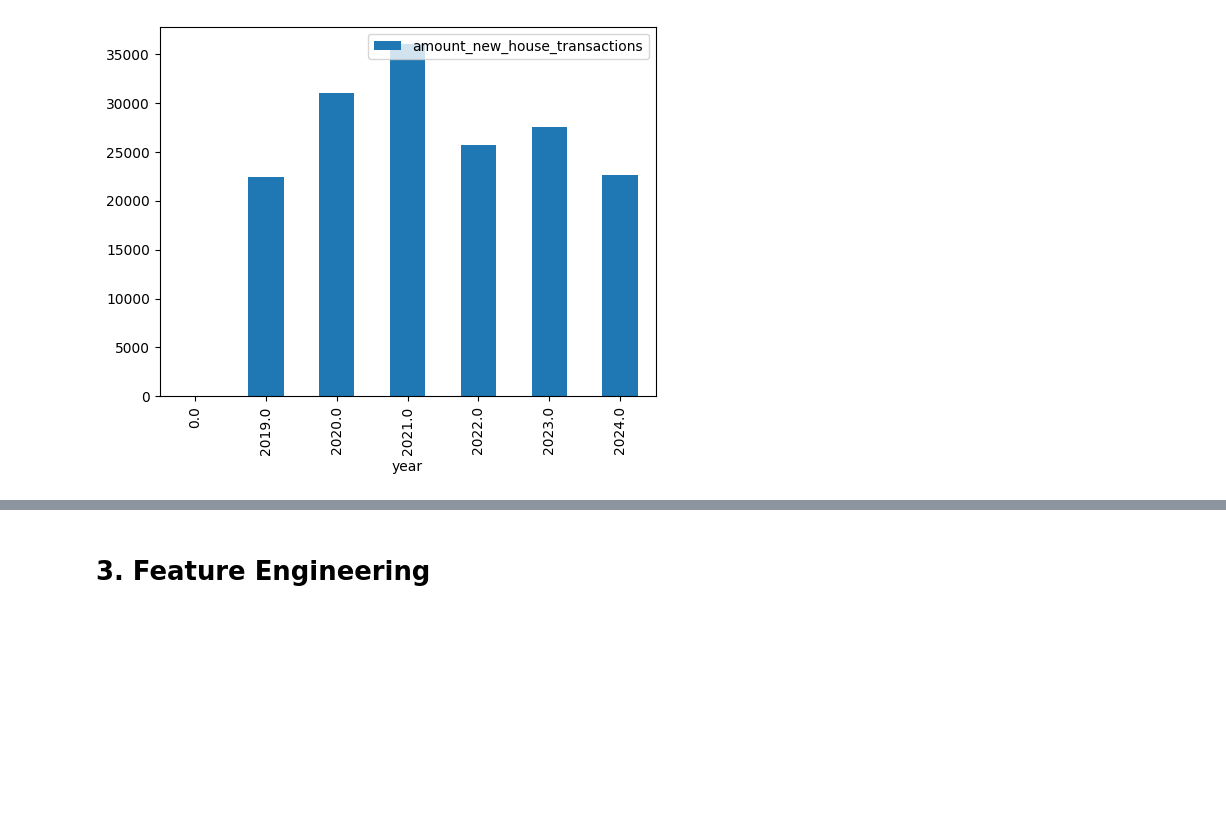
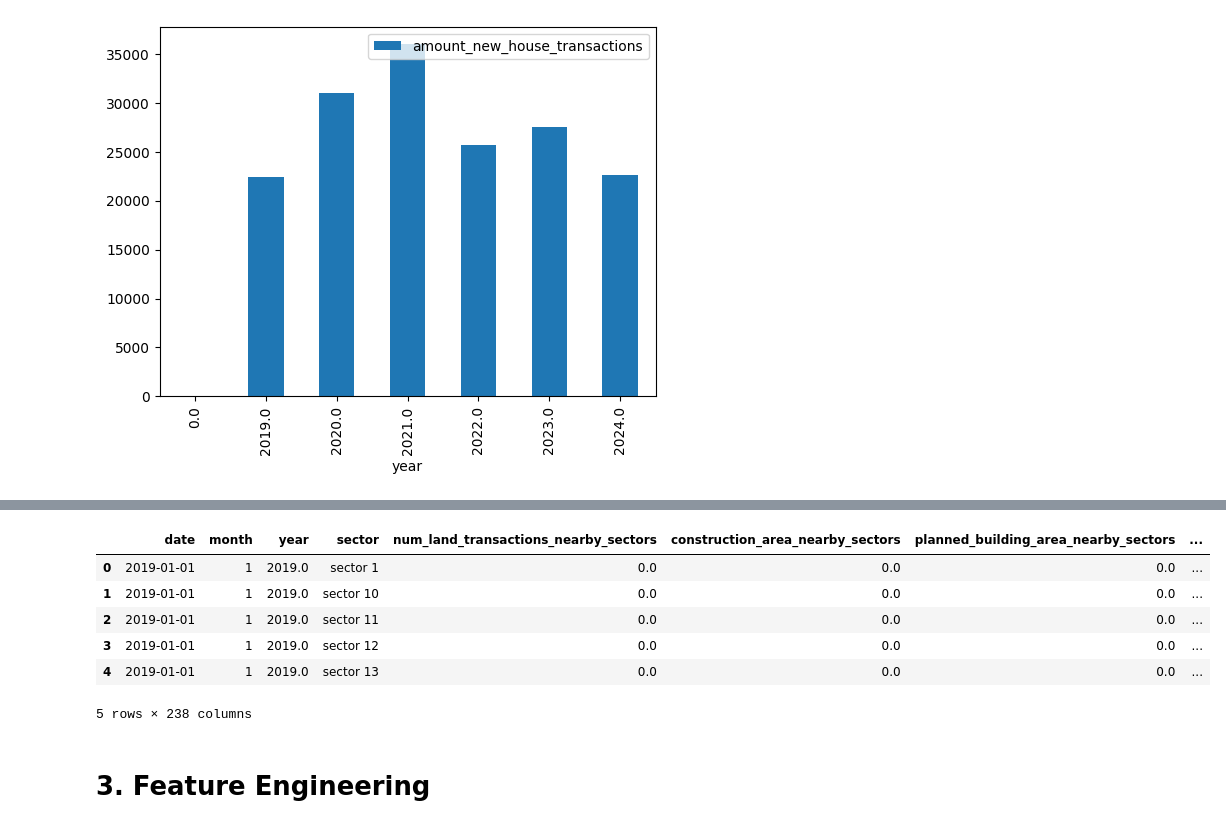
Before and after one commit to ChisomNwankwo/Real-Estate-Demand-Prediction, a Jupyter notebook: real-estate-demand-prediction-baseline-model.ipynb, the cells around one changed output, grey strips where cells are left out. Drawn from its saved outputs; the diff is of its cells as text; code cells hidden in the pictures; blank space fills up the shorter version.

```diff
--- a/real-estate-demand-prediction-baseline-model.ipynb
+++ b/real-estate-demand-prediction-baseline-model.ipynb
@@ -195,3 +195,13 @@ monthly_amount = master_df.groupby('month')['amount_new_house_transactions'].mea
 px.bar(monthly_amount, x = 'month', y = 'amount_new_house_transactions')
 # %% [output]
 [interactive output not drawn]
+# %%
+master_df.head()
+# %% [output]
+|  | date | month | year | sector | num_land_transactions_nearby_sectors | construction_area_nearby_sectors | planned_building_area_nearby_sectors | ... |
+| 0 | 2019-01-01 | 1 | 2019.0 | sector 1 | 0.0 | 0.0 | 0.0 | ... |
+| 1 | 2019-01-01 | 1 | 2019.0 | sector 10 | 0.0 | 0.0 | 0.0 | ... |
+| 2 | 2019-01-01 | 1 | 2019.0 | sector 11 | 0.0 | 0.0 | 0.0 | ... |
+| 3 | 2019-01-01 | 1 | 2019.0 | sector 12 | 0.0 | 0.0 | 0.0 | ... |
+| 4 | 2019-01-01 | 1 | 2019.0 | sector 13 | 0.0 | 0.0 | 0.0 | ... |
+5 rows × 238 columns
```
Also changed, not shown: parts of 11 cells of this notebook.
